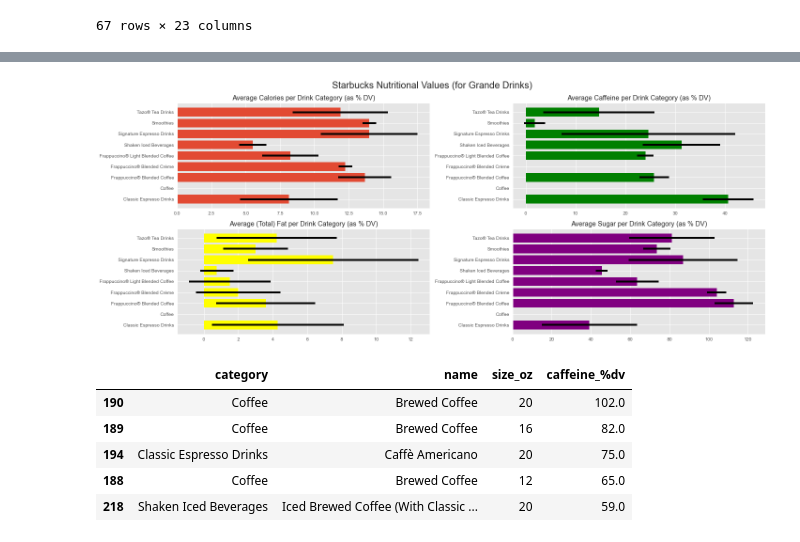
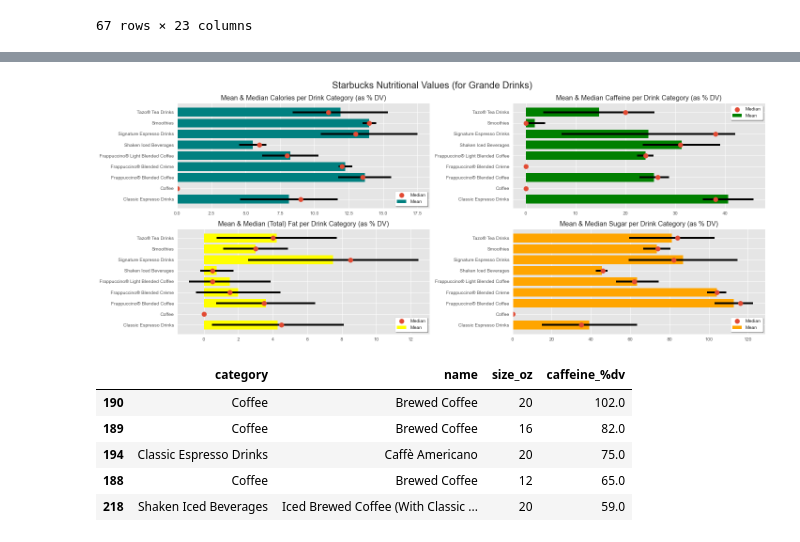
Before and after one commit to Ugi77/projects, a Jupyter notebook: NutritionAnalysisTour/desc_stats_pandas.ipynb, the cells around one changed output, grey strips where cells are left out. Saved outputs shown, nothing was run; the diff lists cells and outputs as text; code cells hidden in the pictures.

Commit message:
refine first graph in desc_stats_pandas.ipynb file

```diff
--- a/NutritionAnalysisTour/desc_stats_pandas.ipynb
+++ b/NutritionAnalysisTour/desc_stats_pandas.ipynb
@@ -35,10 +36,10 @@ grande
 | 217 | Shaken Iced Beverages | Iced Brewed Coffee (With Classic ... | 16 | NaN | 90 | 4.0 | 165 | 41.0 | 0.0 | ... |
 67 rows × 23 columns
 # %%
-# Then group by category and apply mean, std functions
-result = grande.groupby("category").agg(avg_cal = ("calories_%dv", "mean"), sd_cal = ("calories_%dv", "std"),
-                               avg_caff = ("caffeine_%dv", "mean"), sd_caff = ("caffeine_%dv", "std"),
-                               avg_fat = ("fat_%dv", "mean"), sd_fat = ("fat_%dv", "std"),
-                               avg_sug = ("sugars_%dv", "mean"), sd_sug = ("sugars_%dv", "std"))
+# Then group by category and apply mean, stdev, median functions
+result = grande.groupby("category").agg(avg_cal = ("calories_%dv", "mean"), sd_cal = ("calories_%dv", "std"), med_cal = ("calories_%dv", "median"),
+                               avg_caff = ("caffeine_%dv", "mean"), sd_caff = ("caffeine_%dv", "std"), med_caff = ("caffeine_%dv", "median"),
+                               avg_fat = ("fat_%dv", "mean"), sd_fat = ("fat_%dv", "std"), med_fat = ("fat_%dv", "median"),
+                               avg_sug = ("sugars_%dv", "mean"), sd_sug = ("sugars_%dv", "std"), med_sug = ("sugars_%dv", "median"))
 result
 # %% [output]
@@ -72,27 +73,36 @@ result
 # %%
+# Plot descriptive stats for the 16oz (Grande) drink categories
 plt.style.use('ggplot')
 plt.figure(figsize=(20,8))
 plt.suptitle("Starbucks Nutritional Values (for Grande Drinks)", fontsize=20)
 
 plt.subplot(2,2,1)
-plt.title("Average Calories per Drink Category (as % DV)")
-plt.barh(result["avg_cal"].index.values, result["avg_cal"], xerr = result["sd_cal"])
+plt.title("Mean & Median Calories per Drink Category (as % DV)")
+plt.barh(result["avg_cal"].index.values, result["avg_cal"], xerr = result["sd_cal"], color = "teal", zorder = 1)
+plt.scatter(result["med_cal"], result["avg_cal"].index.values, s = 100, zorder = 2)
+plt.legend(["Median", "Mean"], loc = "lower right", shadow = True, frameon = True, facecolor = "white")
 
 plt.subplot(2,2,2)
-plt.title("Average Caffeine per Drink Category (as % DV)")
-plt.barh(result["avg_caff"].index.values, result["avg_caff"], xerr = result["sd_caff"], color = "green")
+plt.title("Mean & Median Caffeine per Drink Category (as % DV)")
+plt.barh(result["avg_caff"].index.values, result["avg_caff"], xerr = result["sd_caff"], color = "green", zorder = 1)
+plt.scatter(result["med_caff"], result["avg_cal"].index.values, s = 100, zorder = 2)
+plt.legend(["Median", "Mean"], loc = "upper right", shadow = True, frameon = True, facecolor = "white")
 
 plt.subplot(2,2,3)
-plt.title("Average (Total) Fat per Drink Category (as % DV)")
-plt.barh(result["avg_fat"].index.values, result["avg_fat"], xerr = result["sd_fat"], color = "yellow")
+plt.title("Mean & Median (Total) Fat per Drink Category (as % DV)")
+plt.barh(result["avg_fat"].index.values, result["avg_fat"], xerr = result["sd_fat"], color = "yellow", zorder = 1)
+plt.scatter(result["med_fat"], result["avg_cal"].index.values, s = 100, zorder = 2)
+plt.legend(["Median", "Mean"], loc = "lower right", shadow = True, frameon = True, facecolor = "white")
 
 plt.subplot(2,2,4)
-plt.title("Average Sugar per Drink Category (as % DV)")
-plt.barh(result["avg_sug"].index.values, result["avg_sug"], xerr = result["sd_sug"], color = "purple")
+plt.title("Mean & Median Sugar per Drink Category (as % DV)")
+plt.barh(result["avg_sug"].index.values, result["avg_sug"], xerr = result["sd_sug"], color = "orange", zorder = 1)
+plt.scatter(result["med_sug"], result["avg_cal"].index.values, s = 100, zorder = 2)
+plt.legend(["Median", "Mean"], loc = "lower right", shadow = True, frameon = True, facecolor = "white")
 
 plt.tight_layout()
 # %% [output]
-[figure, old version]
+[figure, new version]
 # %%
 # What are the top 5 drinks for a good caffeine hit?
 caffy = sb_desc.nlargest(5, ["caffeine_%dv"])
```
Also changed, not shown: parts of 10 cells of this notebook.
